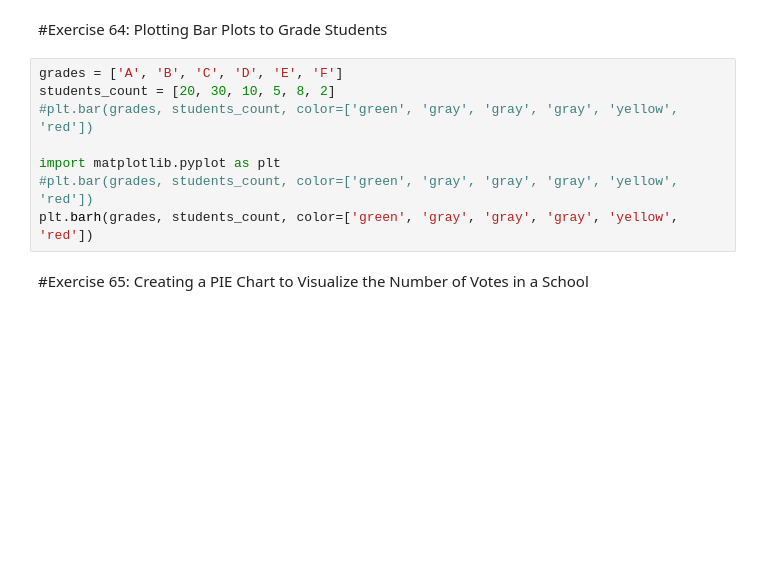
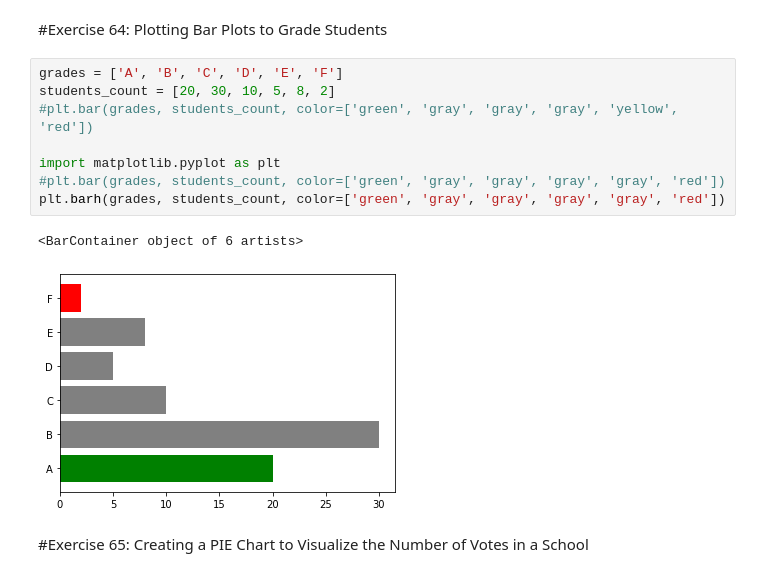
Before and after one commit to ovidiuuus/pywrkshop, a Jupyter notebook: ch04_ExtendPython.ipynb, the cells around one changed output. Cells and saved outputs as stored; diff of their text form; blank space fills up the shorter version.

```diff
--- a/ch04_ExtendPython.ipynb
+++ b/ch04_ExtendPython.ipynb
@@ -62,11 +79,14 @@ len(stock_price)
 # %%
 grades = ['A', 'B', 'C', 'D', 'E', 'F']
 students_count = [20, 30, 10, 5, 8, 2]
 #plt.bar(grades, students_count, color=['green', 'gray', 'gray', 'gray', 'yellow', 'red'])
 
 import matplotlib.pyplot as plt
-#plt.bar(grades, students_count, color=['green', 'gray', 'gray', 'gray', 'yellow', 'red'])
-plt.barh(grades, students_count, color=['green', 'gray', 'gray', 'gray', 'yellow', 'red'])
+#plt.bar(grades, students_count, color=['green', 'gray', 'gray', 'gray', 'gray', 'red'])
+plt.barh(grades, students_count, color=['green', 'gray', 'gray', 'gray', 'gray', 'red'])
+# %% [output]
+<BarContainer object of 6 artists>
+[figure, added]
 # %% [markdown]
 #Exercise 65: Creating a PIE Chart to Visualize the Number of Votes in a School
 # %%
```
Also changed, not shown: parts of 8 cells of this notebook.
